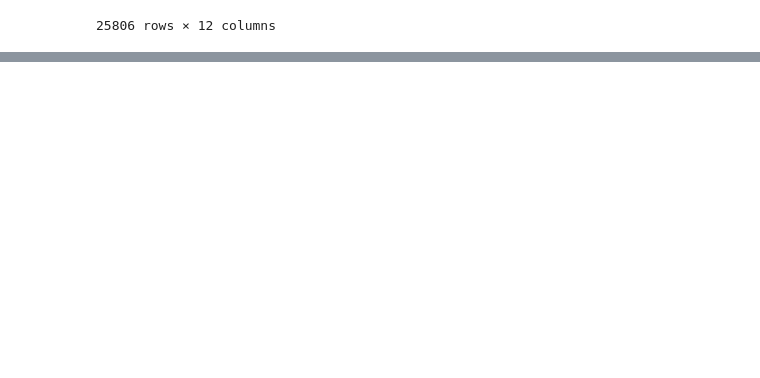
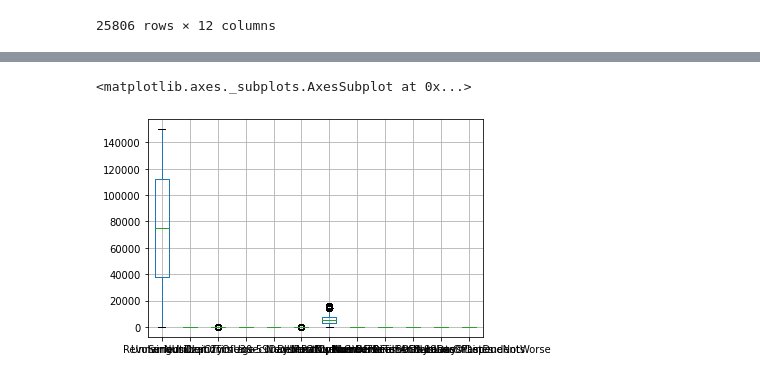
Before and after one commit to tranhuuan170302/Tran-Huu-An-data-analyst, a Jupyter notebook: phân_tích_review_của_khách_hàng.ipynb, the cells around one changed output, grey strips where cells are left out. Drawn from its saved outputs; the diff is of its cells as text; code cells hidden in the pictures; blank space fills up the shorter version.

```diff
--- a/phân_tích_review_của_khách_hàng.ipynb
+++ b/phân_tích_review_của_khách_hàng.ipynb
@@ -154,0 +231,6 @@ s_scaler = StandardScaler()
+# %%
+# tính dữ liệu ngoại lai
+q1 = df2.quantile(0.25)
+q3 = df2.quantile(0.75)
+# %%
+IQR = q3 -q1
@@ -154,0 +253,2 @@ s_scaler = StandardScaler()
+# %%
+df3 = df2[~((df2 < (q1 - 1.5 * IQR)) | (df2 > (q3 + 1.5 * IQR))).any(axis=1)]
@@ -154,0 +267,5 @@ s_scaler = StandardScaler()
+# %%
+df3.boxplot()
+# %% [output]
+<matplotlib.axes._subplots.AxesSubplot at 0x...>
+[figure, added]
```
Also changed, not shown: parts of 24 cells of this notebook.
